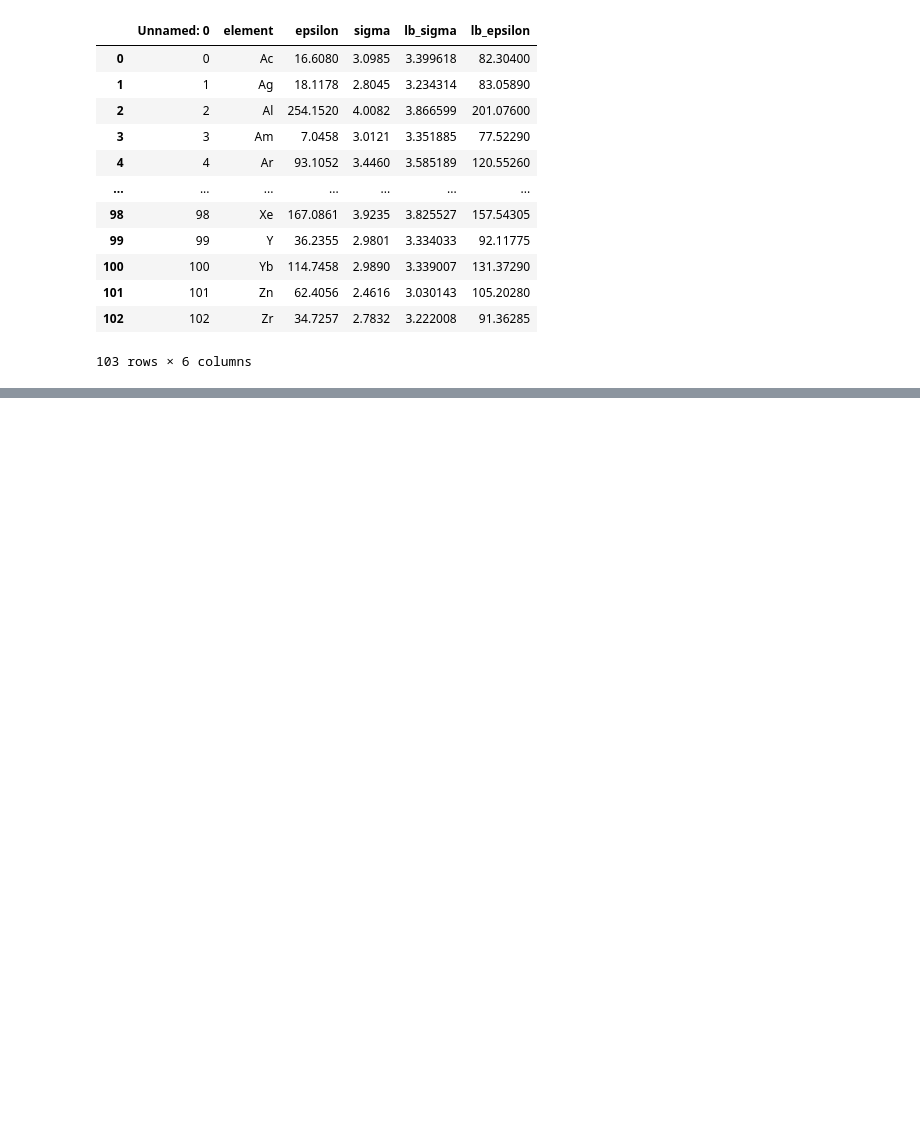
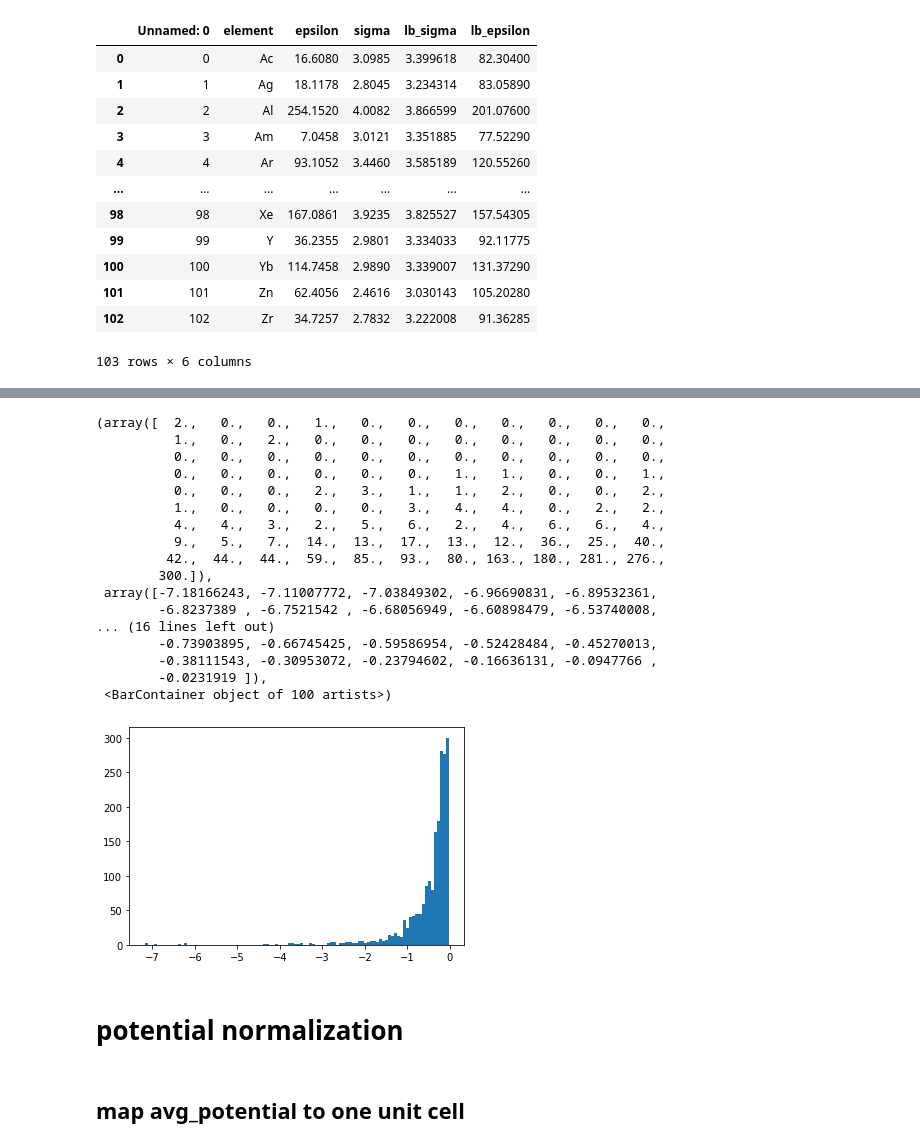
Before and after one commit to XiaoqZhang/nvt_parser, a Jupyter notebook: test_weights.ipynb, the cells around one changed output, grey strips where cells are left out. Cells and saved outputs as stored; diff of their text form; code cells hidden in the pictures; blank space fills up the shorter version.

```diff
--- a/test_weights.ipynb
+++ b/test_weights.ipynb
@@ -472,0 +180,25 @@ un_cry.sites
+# %%
+plt.hist(avg_poten, bins=100)
+# %% [output]
+(array([  2.,   0.,   0.,   1.,   0.,   0.,   0.,   0.,   0.,   0.,   0.,
+          1.,   0.,   2.,   0.,   0.,   0.,   0.,   0.,   0.,   0.,   0.,
+          0.,   0.,   0.,   0.,   0.,   0.,   0.,   0.,   0.,   0.,   0.,
+          0.,   0.,   0.,   0.,   0.,   0.,   1.,   1.,   0.,   0.,   1.,
+          0.,   0.,   0.,   2.,   3.,   1.,   1.,   2.,   0.,   0.,   2.,
+          1.,   0.,   0.,   0.,   0.,   3.,   4.,   4.,   0.,   2.,   2.,
+          4.,   4.,   3.,   2.,   5.,   6.,   2.,   4.,   6.,   6.,   4.,
+          9.,   5.,   7.,  14.,  13.,  17.,  13.,  12.,  36.,  25.,  40.,
+         42.,  44.,  44.,  59.,  85.,  93.,  80., 163., 180., 281., 276.,
+        300.]),
+ array([-7.18166243, -7.11007772, -7.03849302, -6.96690831, -6.89532361,
+        -6.8237389 , -6.7521542 , -6.68056949, -6.60898479, -6.53740008,
+... (16 lines left out)
+        -0.73903895, -0.66745425, -0.59586954, -0.52428484, -0.45270013,
+        -0.38111543, -0.30953072, -0.23794602, -0.16636131, -0.0947766 ,
+        -0.0231919 ]),
+ <BarContainer object of 100 artists>)
+[figure, added]
+# %% [markdown]
+# potential normalization
+# %% [markdown]
+## map avg_potential to one unit cell
```
Also changed, not shown: parts of 87 cells of this notebook, 3 other files.
